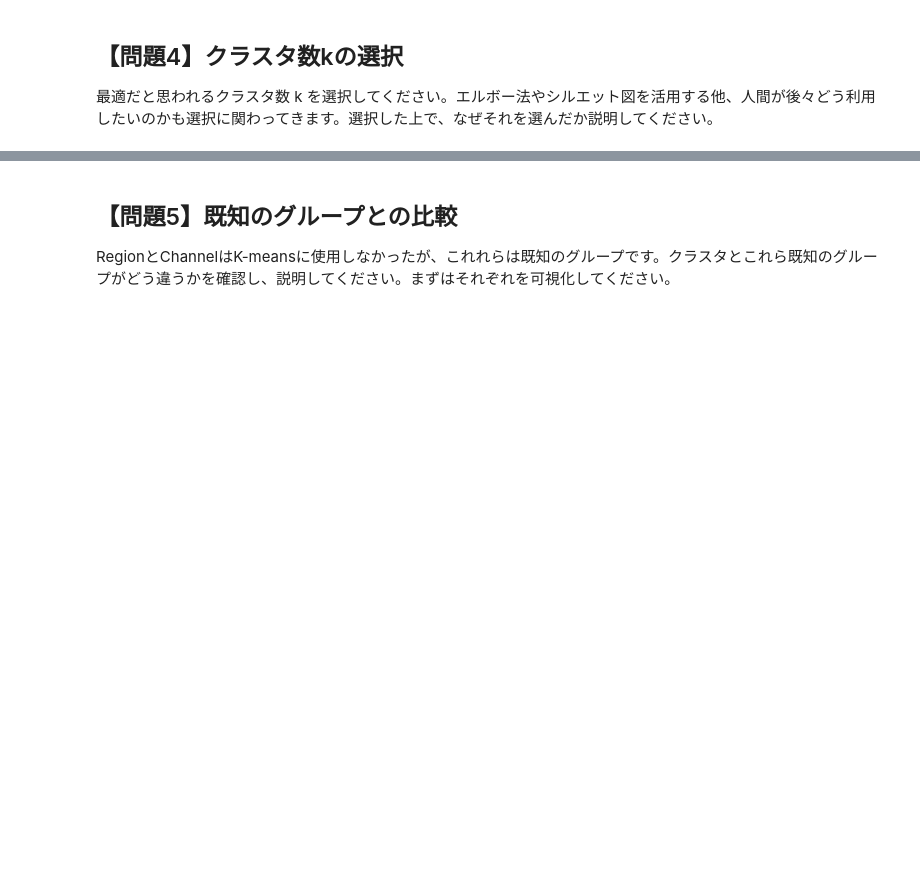
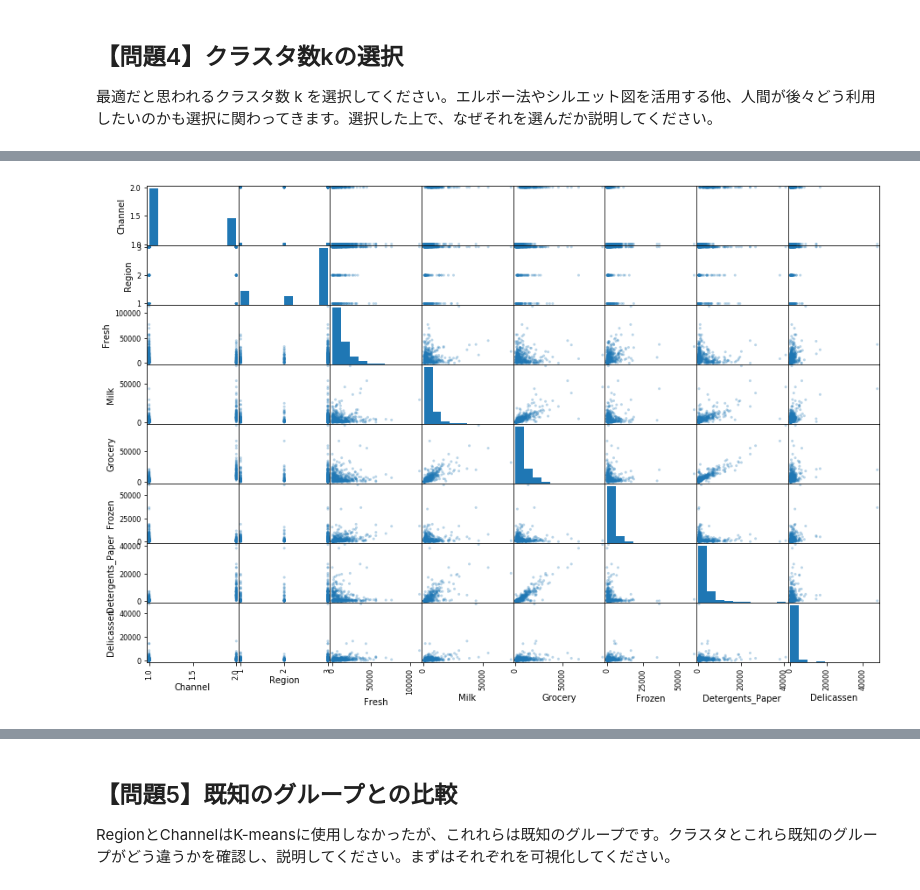
Before and after one commit to ohmorimori/diveintocode-ml, a Jupyter notebook: diveintocode-term1/sprint/sprint7/sprint7-ml-scratch-clustering.ipyn.ipynb, the cells around one changed output, grey strips where cells are left out. Drawn from its saved outputs; the diff is of its cells as text; code cells hidden in the pictures; blank space fills up the shorter version.

Commit message:
sprint7 draft

```diff
--- a/diveintocode-term1/sprint/sprint7/sprint7-ml-scratch-clustering.ipyn.ipynb
+++ b/diveintocode-term1/sprint/sprint7/sprint7-ml-scratch-clustering.ipyn.ipynb
@@ -386,3 +465,8 @@ plt.show()
 最適だと思われるクラスタ数
 k
  を選択してください。エルボー法やシルエット図を活用する他、人間が後々どう利用したいのかも選択に関わってきます。選択した上で、なぜそれを選んだか説明してください。
+# %%
+#read data
+import pandas as pd
+df = pd.read_csv("/Users/ohmori/diveintocode-ml/diveintocode-term1/sprint/sprint7/Wholesale customers data.csv")
+df.head()
@@ -388,0 +492,5 @@ k
+# %%
+#分布を確認
+pd.plotting.scatter_matrix(df, alpha=0.3, figsize=(15, 10));
+# %% [output]
+[figure, added]
```
Also changed, not shown: parts of 37 cells of this notebook.
